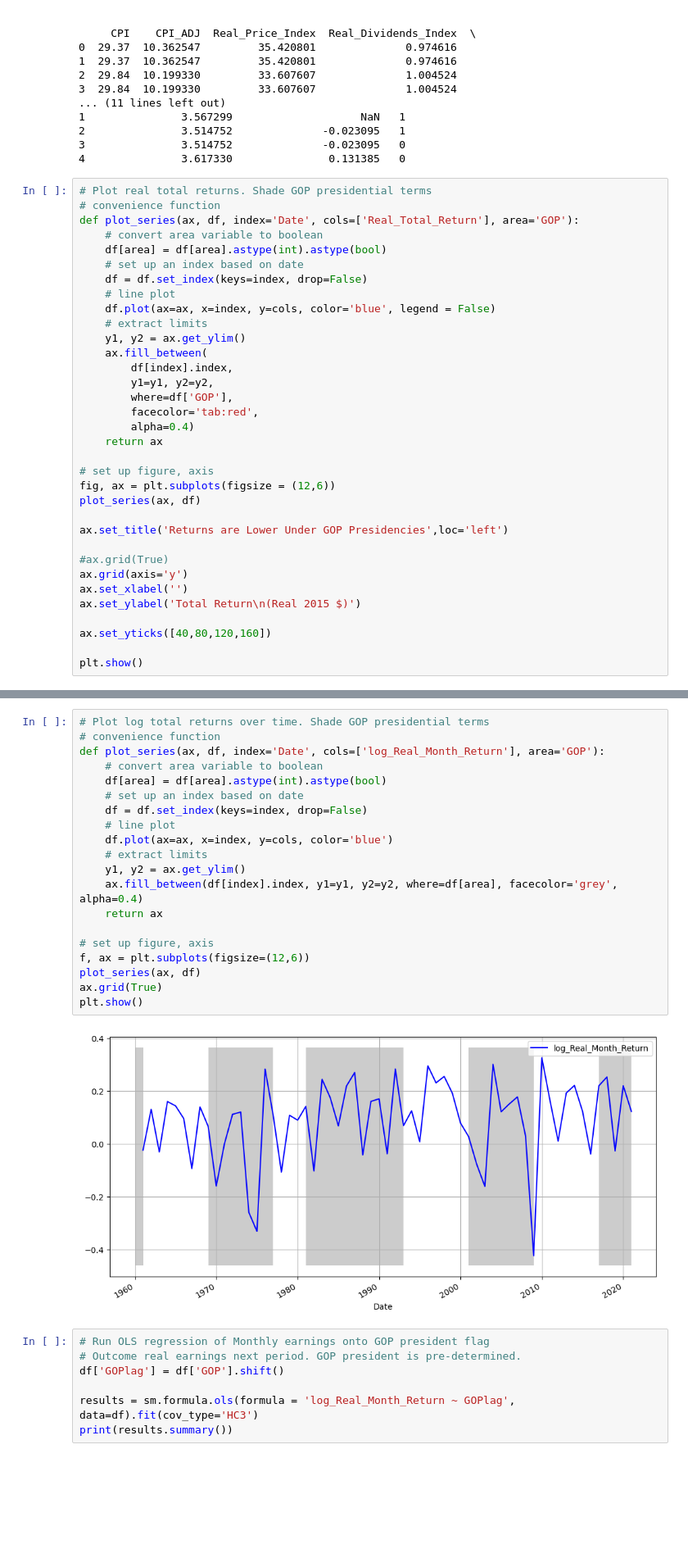
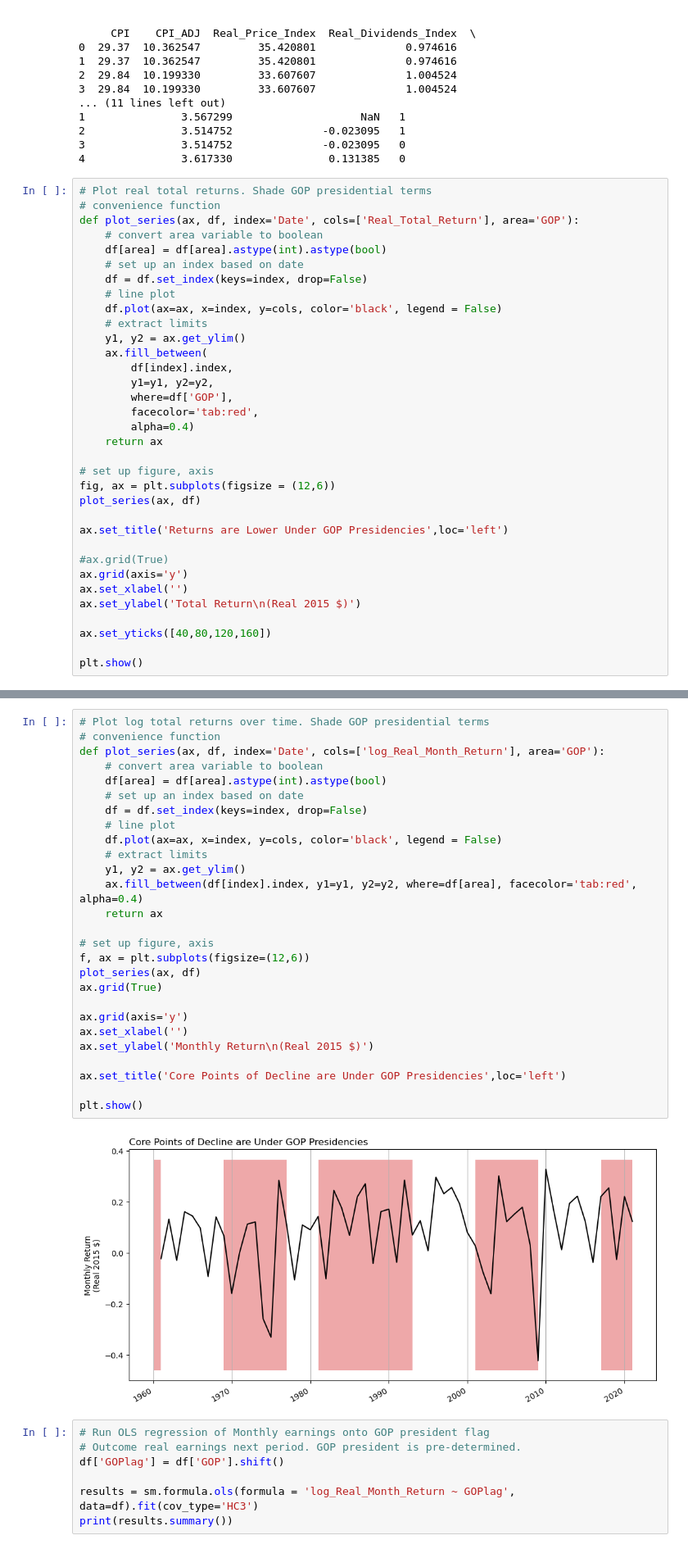
Before and after one commit to llorracc/as.180.369-2023-Fall, a Jupyter notebook: materials/code-demo/ZahnMVStockReturns.ipynb, the cells around one changed output, grey strips where cells are left out. Shown: that part at 82% size. Saved outputs shown, nothing was run; the diff lists cells and outputs as text; blank space fills up the shorter version.

```diff
--- a/materials/code-demo/ZahnMVStockReturns.ipynb
+++ b/materials/code-demo/ZahnMVStockReturns.ipynb
@@ -177,7 +177,7 @@ def plot_series(ax, df, index='Date', cols=['Real_Total_Return'], area='GOP'):
     # set up an index based on date
     df = df.set_index(keys=index, drop=False)
     # line plot
-    df.plot(ax=ax, x=index, y=cols, color='blue', legend = False)
+    df.plot(ax=ax, x=index, y=cols, color='black', legend = False)
     # extract limits
     y1, y2 = ax.get_ylim()
     ax.fill_between(
@@ -207,25 +207,32 @@ plt.show()
 # %%
 # Plot log total returns over time. Shade GOP presidential terms
 # convenience function
 def plot_series(ax, df, index='Date', cols=['log_Real_Month_Return'], area='GOP'):
     # convert area variable to boolean
     df[area] = df[area].astype(int).astype(bool)
     # set up an index based on date
     df = df.set_index(keys=index, drop=False)
     # line plot
-    df.plot(ax=ax, x=index, y=cols, color='blue')
+    df.plot(ax=ax, x=index, y=cols, color='black', legend = False)
     # extract limits
     y1, y2 = ax.get_ylim()
-    ax.fill_between(df[index].index, y1=y1, y2=y2, where=df[area], facecolor='grey', alpha=0.4)
+    ax.fill_between(df[index].index, y1=y1, y2=y2, where=df[area], facecolor='tab:red', alpha=0.4)
     return ax
 
 # set up figure, axis
 f, ax = plt.subplots(figsize=(12,6))
 plot_series(ax, df)
 ax.grid(True)
+
+ax.grid(axis='y')
+ax.set_xlabel('')
+ax.set_ylabel('Monthly Return\n(Real 2015 $)')
+
+ax.set_title('Core Points of Decline are Under GOP Presidencies',loc='left')
+
 plt.show()
 # %% [output]
-[figure, old version]
+[figure, new version]
 # %%
 # Run OLS regression of Monthly earnings onto GOP president flag
 # Outcome real earnings next period. GOP president is pre-determined.
```
Also changed, not shown: parts of 1 cell of this notebook.
